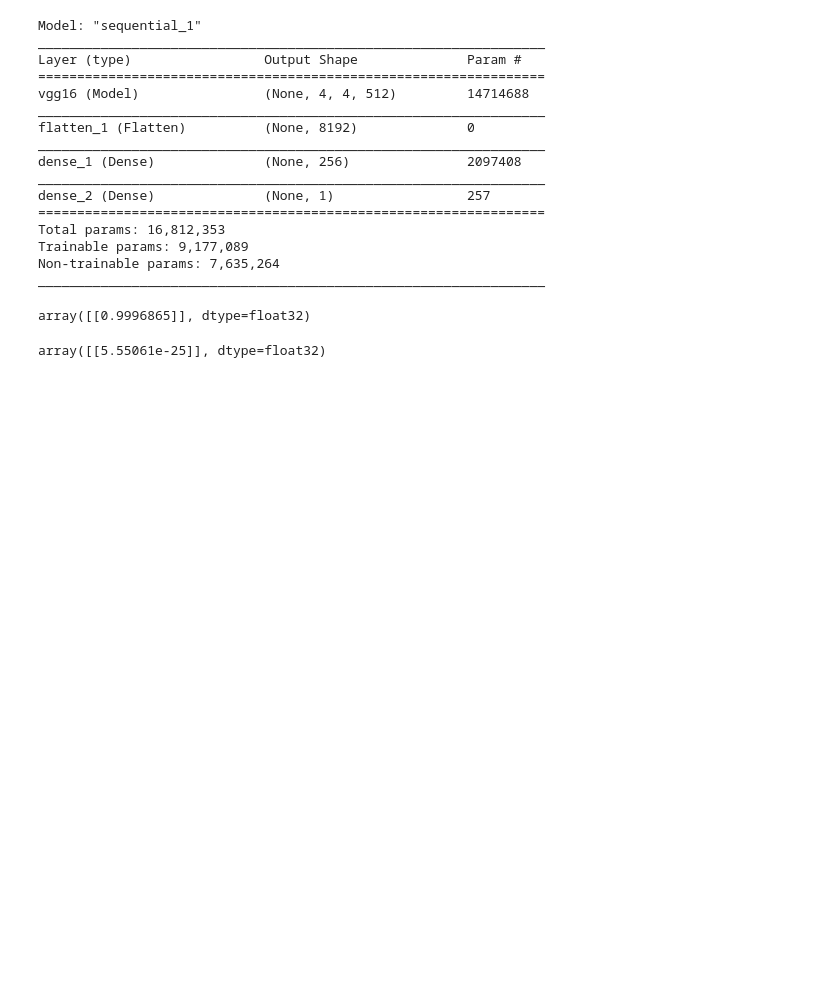
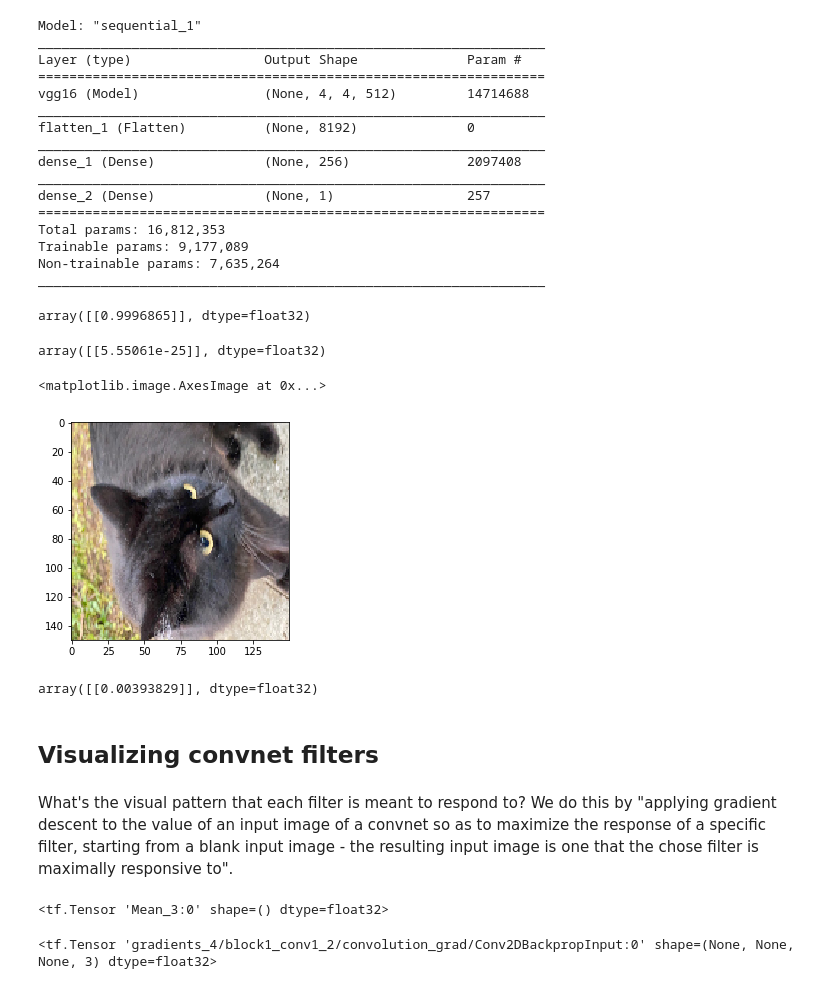
Before and after one commit to aenfield/DeepLearningWithPython, a Jupyter notebook: Conv.ipynb, the cells around one changed output. Cells and saved outputs as stored; diff of their text form; code cells hidden in the pictures; blank space fills up the shorter version.

Commit message:
Finished conv net chapter.

```diff
--- a/Conv.ipynb
+++ b/Conv.ipynb
@@ -1055,3 +1055,46 @@ array([[0.9996865]], dtype=float32)
 model.predict(img_tensor)
 # %% [output]
 array([[5.55061e-25]], dtype=float32)
+# %%
+img_path = 'pax.jpg'
+
+img_pax = image.load_img(img_path, target_size=(150, 150))
+img_tensor_pax = image.img_to_array(img_pax)
+img_tensor_pax = np.expand_dims(img_tensor_pax, axis=0)
+img_tensor_pax /= 255.
+
+img_tensor_pax.shape, img_tensor_pax[0].shape, len(img_tensor_pax)
+
+plt.imshow(img_pax)
+# %% [output]
+<matplotlib.image.AxesImage at 0x...>
+[figure, added]
+# %%
+model.predict(img_tensor_pax)
+# %% [output]
+array([[0.00393829]], dtype=float32)
+# %% [markdown]
+## Visualizing convnet filters
+# %% [markdown]
+What's the visual pattern that each filter is meant to respond to? We do this by "applying gradient descent to the value of an input image of a convnet so as to maximize the response of a specific filter, starting from a blank input image - the resulting input image is one that the chose filter is maximally responsive to".
+# %%
+# build a loss function that maximizes the value of a given filter in a given conv layer
+from keras import backend as K
+
+model = VGG16(weights='imagenet', include_top=False)
+
+layer_name = 'block3_conv1'
+filter_index = 0
+
+layer_output = model.get_layer(layer_name).output
+loss = K.mean(layer_output[:, :, :, filter_index])
+
+loss
+# %% [output]
+<tf.Tensor 'Mean_3:0' shape=() dtype=float32>
+# %%
+grads = K.gradients(loss, model.input)[0]
+
+grads
+# %% [output]
+<tf.Tensor 'gradients_4/block1_conv1_2/convolution_grad/Conv2DBackpropInput:0' shape=(None, None, None, 3) dtype=float32>
```
Also changed, not shown: parts of 18 cells of this notebook.
